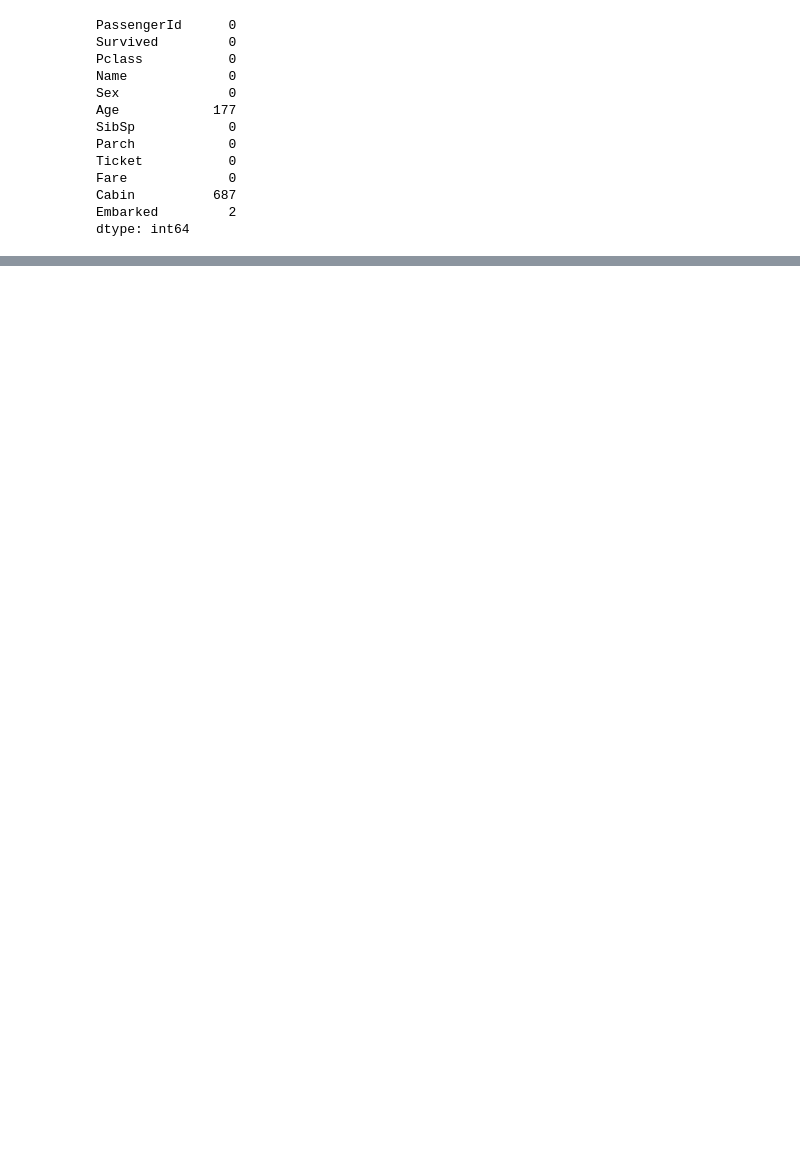
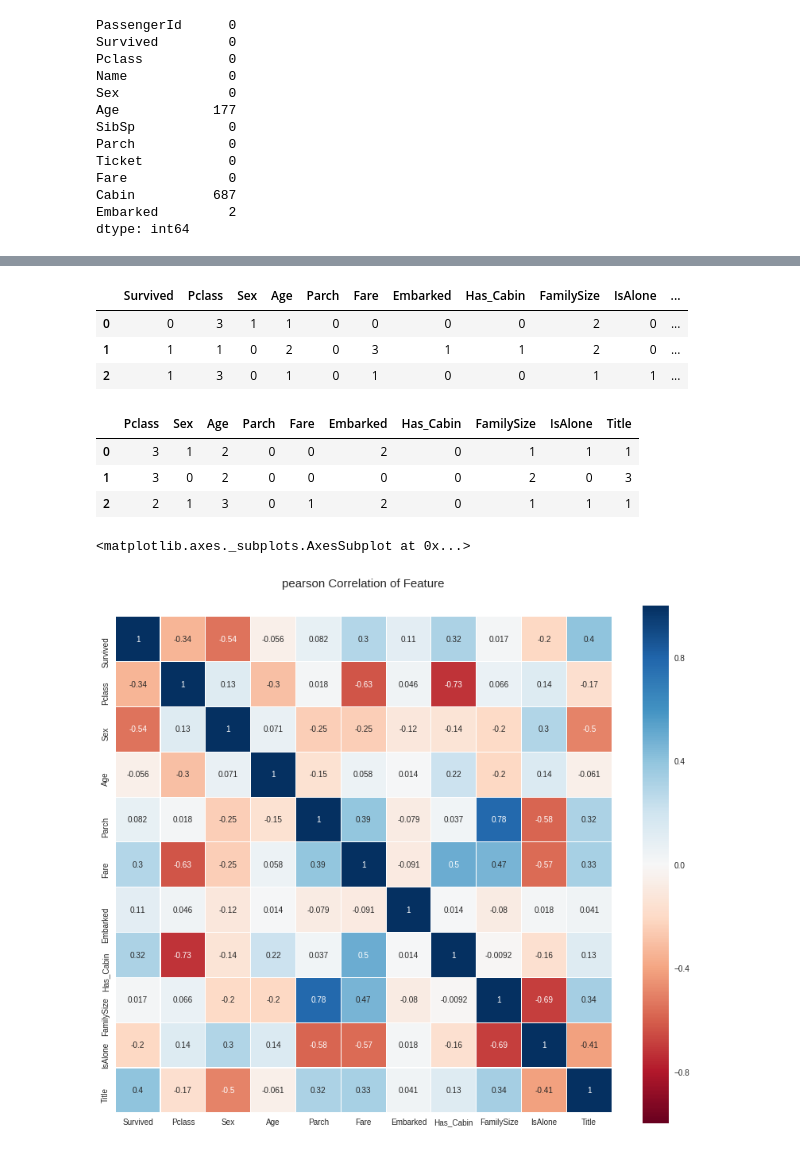
Before and after one commit to daikichiba9511/study_log, a Jupyter notebook: titanic.ipynb, the cells around one changed output, grey strips where cells are left out. Cells and saved outputs as stored; diff of their text form; code cells hidden in the pictures; blank space fills up the shorter version.

```diff
--- a/titanic.ipynb
+++ b/titanic.ipynb
@@ -99,7 +143,7 @@ train['Name_length'] = train['Name'].apply(len)
 test['Name_length']  = test['Name'].apply(len)
 
 #客室ありの乗客かどうかを追加
-train['Has_Canib'] = train['Cabin'].apply(lambda x: 0 if type(x) == float else 1)
+train['Has_Cabin'] = train['Cabin'].apply(lambda x: 0 if type(x) == float else 1)
 test['Has_Cabin']  = test['Cabin'].apply(lambda x:  0 if type(x) == float else 1)
 
 #同乗した兄弟、配偶者の人数(SibSp)と同乗した親。子供の人数(Parch)からファミリーサイズを追加する
@@ -136,7 +180,7 @@ for dataset in full_data:
 
 #乗客の名前から敬称（MrやMsなど）を抽出してくる関数を定義する
 def get_title(name):
-  title_search  = re.search(' ([A-Za-z])\.',name)
+  title_search  = re.search(' ([A-Za-z]+)\.',name)
   if title_search:
     return title_search.group(1)
 
@@ -148,7 +192,7 @@ for dataset in full_data:
 
 #敬称(Title)をグルーピングしたもので書き換える
 for dataset in full_data:
-  dataset['Title'] = dataset['Title'].replace(['Lady','Countess','Capt','Col','Don','Major','Rev','Sir','Jonkheer','Dona'],'Rare')
+  dataset['Title'] = dataset['Title'].replace(['Lady','Countess','Capt','Col','Don','Dr','Major','Rev','Sir','Jonkheer','Dona'],'Rare')
 
   dataset['Title'] = dataset['Title'].replace('Mile','Miss')
   dataset['Title'] =dataset ['Title'].replace('Ms','Miss')
@@ -168,6 +212,14 @@ for dataset in full_data:
   #乗船した港(Embarked)を定数化する
   dataset['Embarked'] = dataset['Embarked'].map({'S':0,'C':1,'Q':2})
 
+  #運賃を定数化する
+  dataset.loc[dataset['Fare']<=7.91,'Fare']                                                     =0
+  dataset.loc[(dataset['Fare']>7.91)&(dataset['Fare']<=14.454),'Fare']   =1
+  dataset.loc[(dataset['Fare']>14.454)&(dataset['Fare']<=31),'Fare']      =2
+  dataset.loc[dataset['Fare']>31,'Fare']                                                           =3
+  dataset['Fare'] = dataset['Fare'].astype(int)
+
+
   #年齢を定式化する。
   dataset.loc[ dataset['Age'] <= 16, 'Age']                          = 0
   dataset.loc[(dataset['Age'] > 16) & (dataset['Age'] <= 32), 'Age'] = 1
@@ -177,6 +229,29 @@ for dataset in full_data:
 
 
 #特徴量の選択（不要なカラムを落とす。）
-drop_elements = ['PassengerId','Name','Ticket','Cabin','SibSp']
+drop_elements = ['PassengerId','Name','Ticket','Cabin','SibSp','Name_length']
 train = train.drop(drop_elements,axis=1)
-test  = test.drop(drop_elements,axis=1)
+test  = test.drop (drop_elements,axis=1)
+# %%
+train.head(3)
+# %% [output]
+|  | Survived | Pclass | Sex | Age | Parch | Fare | Embarked | Has_Cabin | FamilySize | IsAlone | ... |
+| 0 | 0 | 3 | 1 | 1 | 0 | 0 | 0 | 0 | 2 | 0 | ... |
+| 1 | 1 | 1 | 0 | 2 | 0 | 3 | 1 | 1 | 2 | 0 | ... |
+| 2 | 1 | 3 | 0 | 1 | 0 | 1 | 0 | 0 | 1 | 1 | ... |
+# %%
+test.head(3)
+# %% [output]
+|  | Pclass | Sex | Age | Parch | Fare | Embarked | Has_Cabin | FamilySize | IsAlone | Title |
+| 0 | 3 | 1 | 2 | 0 | 0 | 2 | 0 | 1 | 1 | 1 |
+| 1 | 3 | 0 | 2 | 0 | 0 | 0 | 0 | 2 | 0 | 3 |
+| 2 | 2 | 1 | 3 | 0 | 1 | 2 | 0 | 1 | 1 | 1 |
+# %%
+colormap =plt.cm.RdBu
+plt.figure(figsize=(14,12))
+plt.title('pearson Correlation of Feature',y=1.05,size=15)
+sns.heatmap(train.astype(float).corr(),linewidth=0.1,vmax=1.0,
+                        square=True,cmap=colormap,linecolor='white',annot=True)
+# %% [output]
+<matplotlib.axes._subplots.AxesSubplot at 0x...>
+[figure, added]
```
Also changed, not shown: parts of 18 cells of this notebook.
